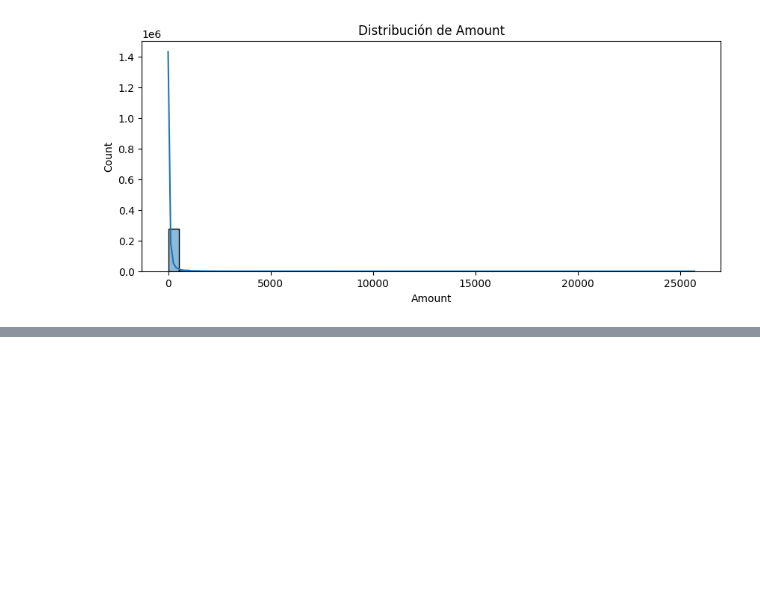
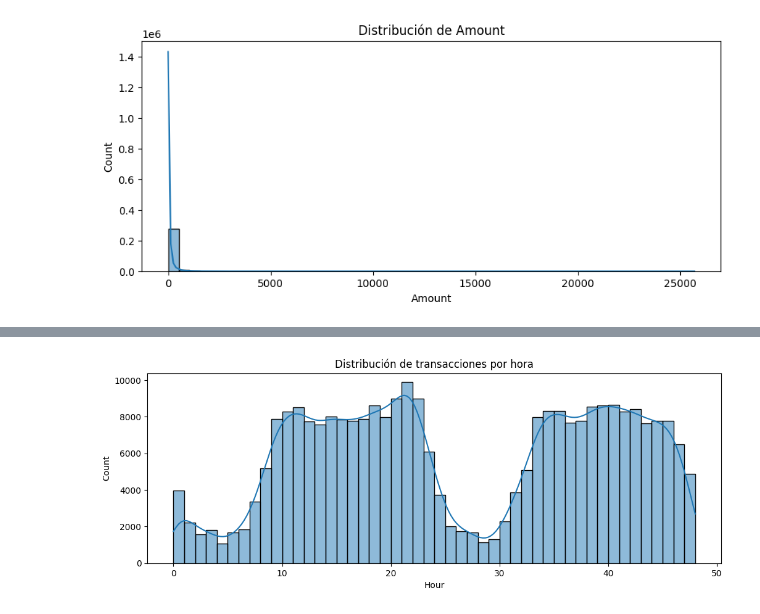
Before and after one commit to angelsosai/Deteccion_de_Anomalias_y_Fraude_en_Transacciones---Diplomado-en-Ciencia-de-datos, a Jupyter notebook: EDA.ipynb, the cells around one changed output, grey strips where cells are left out. Saved outputs shown, nothing was run; the diff lists cells and outputs as text; code cells hidden in the pictures; blank space fills up the shorter version.

```diff
--- a/EDA.ipynb
+++ b/EDA.ipynb
@@ -119,0 +174,9 @@ plt.show()
+# %%
+df['Hour'] = df['Time'] / 3600
+# %%
+plt.figure(figsize=(12,4))
+sns.histplot(df['Hour'], bins=48, kde=True)
+plt.title("Distribución de transacciones por hora")
+plt.show()
+# %% [output]
+[figure, added]
```
Also changed, not shown: parts of 22 cells of this notebook.
